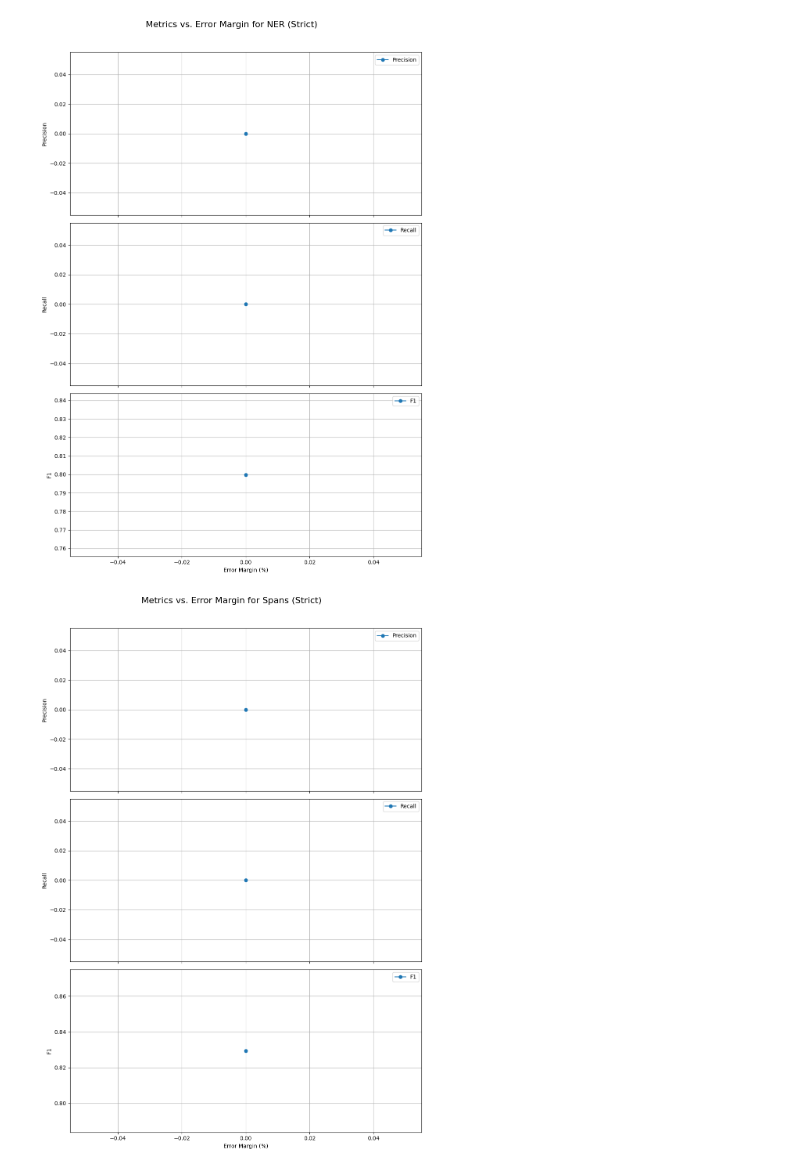
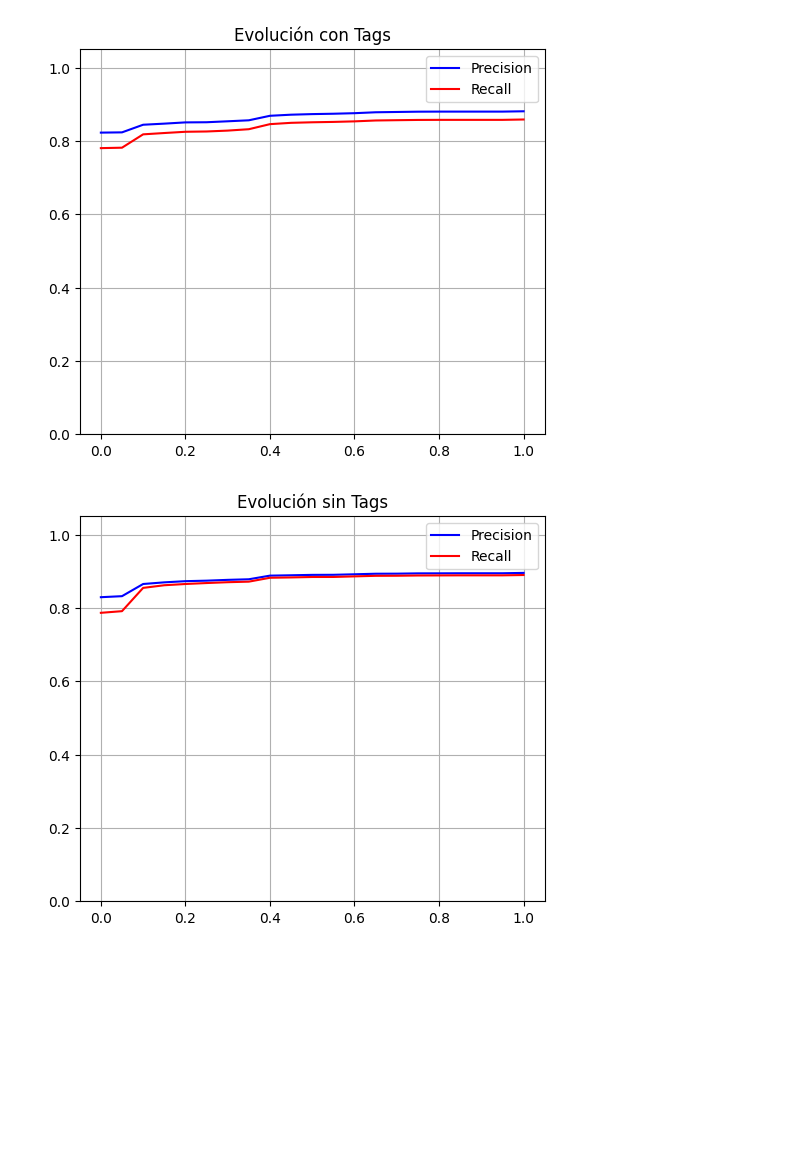
Before and after one commit to TarekElshami/PLN_Document_Anonymization, a Jupyter notebook: custom_evaluator_stats.ipynb, the cells around one changed output. Saved outputs shown, nothing was run; the diff lists cells and outputs as text; code cells hidden in the pictures; blank space fills up the shorter version.

```diff
--- a/custom_evaluator_stats.ipynb
+++ b/custom_evaluator_stats.ipynb
@@ -1,4 +1,54 @@
 # %%
+import numpy as np
+import matplotlib.pyplot as plt
+from pathlib import Path
+
+# Configuración
+BASE_DIR = "errores"
+MARGINS = [i/100 for i in range(0, 105, 5)]  # 0.00 a 1.00
+
+# Función para extraer métricas
+def extract_metrics(tag_status):
+    precisions = []
+    recalls = []
+
+    for margin in MARGINS:
+        margin_str = f"{margin:.2f}".replace(".", "_")
+        metrics_file = Path(BASE_DIR) / tag_status / f"margin_{margin_str}" / "metrics_prompt8.txt"
+
+        if metrics_file.exists():
+            with open(metrics_file, 'r') as f:
+                content = f.read()
+                precision = float(content.split("Precision: ")[1].split("\n")[0])
+                recall = float(content.split("Recall: ")[1].split("\n")[0])
+                precisions.append(precision)
+                recalls.append(recall)
+
+    return np.array(MARGINS), np.array(precisions), np.array(recalls)
+
+# Primera gráfica: con tags
+margins, precisions, recalls = extract_metrics("with_tags")
+plt.figure(figsize=(6, 5))
+plt.plot(margins, precisions, 'b-', label='Precision')
+plt.plot(margins, recalls, 'r-', label='Recall')
+plt.title("Evolución con Tags")
+plt.ylim(0, 1.05)
+plt.legend()
+plt.grid(True)
+
+plt.show()
+
+# Segunda gráfica: sin tags
+margins, precisions, recalls = extract_metrics("no_tags")
+plt.figure(figsize=(6, 5))
+plt.plot(margins, precisions, 'b-', label='Precision')
+plt.plot(margins, recalls, 'r-', label='Recall')
+plt.title("Evolución sin Tags")
+plt.ylim(0, 1.05)
+plt.legend()
+plt.grid(True)
+
+plt.show()
 # %% [output]
-[figure, old version]
+[figure, new version]
-[figure, old version]
+[figure, new version]
```
Also changed, not shown: parts of 1 cell of this notebook, 3 other files.
